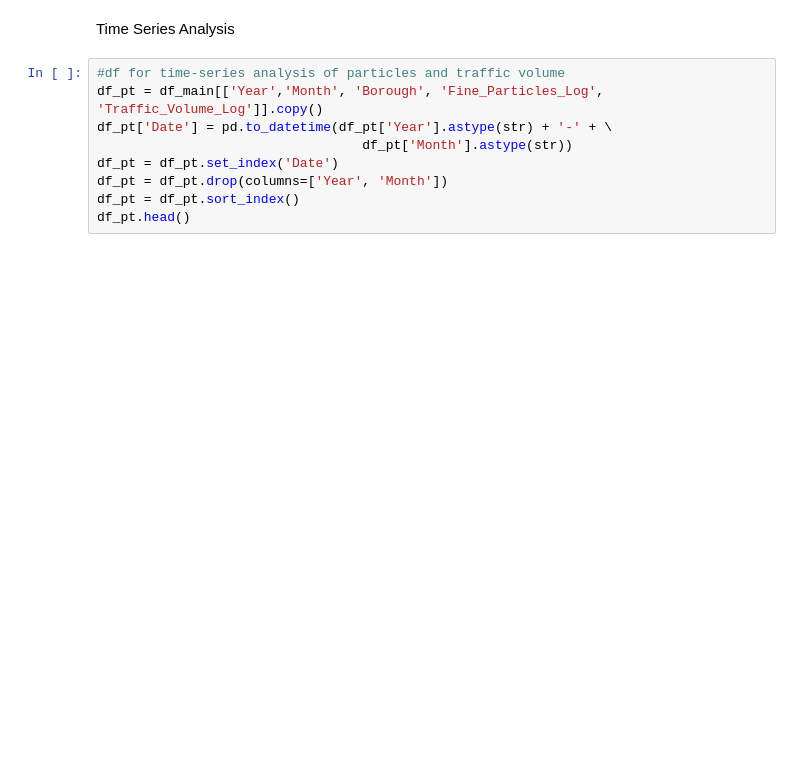
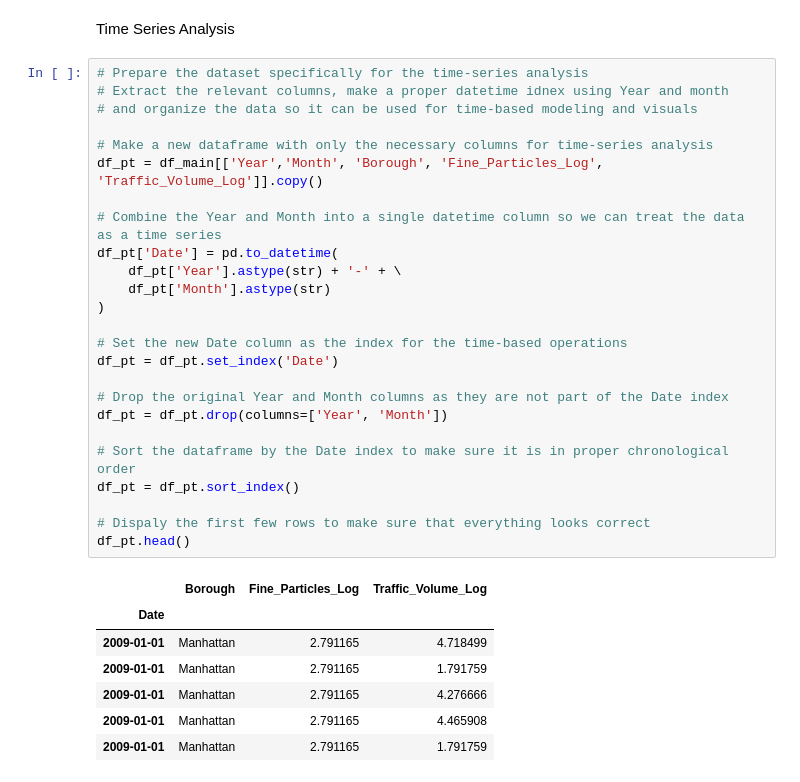
Before and after one commit to PonceEvelin/CS210_FinalProject, a Jupyter notebook: 02_analysis_and_modeling.ipynb, the cells around one changed output. Drawn from its saved outputs; the diff is of its cells as text; blank space fills up the shorter version.

```diff
--- a/02_analysis_and_modeling.ipynb
+++ b/02_analysis_and_modeling.ipynb
@@ -272,12 +563,36 @@ print(f"MAPE (high precision due to log use): {mape_particles:.6f}%")
 # %% [markdown]
 Time Series Analysis
 # %%
-#df for time-series analysis of particles and traffic volume
+# Prepare the dataset specifically for the time-series analysis
+# Extract the relevant columns, make a proper datetime idnex using Year and month
+# and organize the data so it can be used for time-based modeling and visuals
+
+# Make a new dataframe with only the necessary columns for time-series analysis
 df_pt = df_main[['Year','Month', 'Borough', 'Fine_Particles_Log', 'Traffic_Volume_Log']].copy()
-df_pt['Date'] = pd.to_datetime(df_pt['Year'].astype(str) + '-' + \
-                                  df_pt['Month'].astype(str))
+
+# Combine the Year and Month into a single datetime column so we can treat the data as a time series
+df_pt['Date'] = pd.to_datetime(
+    df_pt['Year'].astype(str) + '-' + \
+    df_pt['Month'].astype(str)
+)
+
+# Set the new Date column as the index for the time-based operations
 df_pt = df_pt.set_index('Date')
+
+# Drop the original Year and Month columns as they are not part of the Date index
 df_pt = df_pt.drop(columns=['Year', 'Month'])
+
+# Sort the dataframe by the Date index to make sure it is in proper chronological order
 df_pt = df_pt.sort_index()
+
+# Dispaly the first few rows to make sure that everything looks correct
 df_pt.head()
+# %% [output]
+|  | Borough | Fine_Particles_Log | Traffic_Volume_Log |
+| Date |  |  |  |
+| 2009-01-01 | Manhattan | 2.791165 | 4.718499 |
+| 2009-01-01 | Manhattan | 2.791165 | 1.791759 |
+| 2009-01-01 | Manhattan | 2.791165 | 4.276666 |
+| 2009-01-01 | Manhattan | 2.791165 | 4.465908 |
+| 2009-01-01 | Manhattan | 2.791165 | 1.791759 |
 # %%
```
Also changed, not shown: parts of 66 cells of this notebook, 1 other file.
